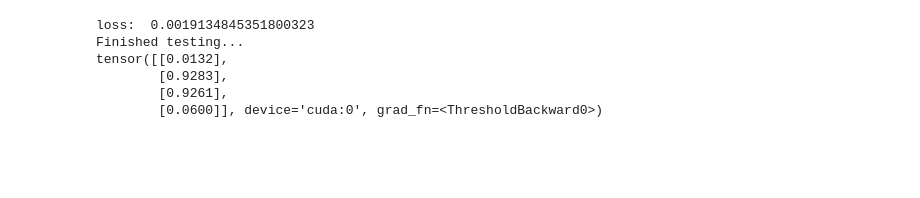
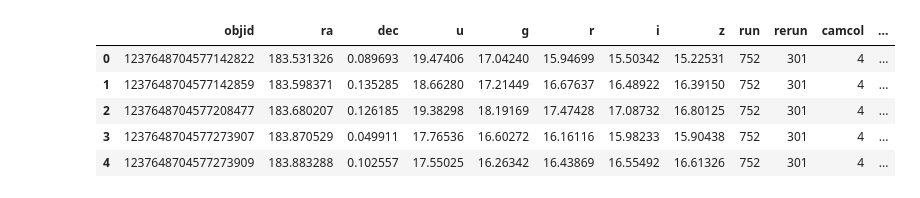
Before and after one commit to quintonweenink/nn-sloan-digital-sky-survey-classification, a Jupyter notebook: nn.ipynb, the cells around one changed output. Cells and saved outputs as stored; diff of their text form; code cells hidden in the pictures; blank space fills up the shorter version.

```diff
--- a/nn.ipynb
+++ b/nn.ipynb
@@ -66,27 +1,12 @@ tensor([[0.0132],
-# %%
-net.eval()
-
-
-testingdataX = [[[0.01, 0.01], [0.01, 0.90], [0.90, 0.01], [0.95, 0.95]], [[0.02, 0.03], [0.04, 0.95], [0.97, 0.02], [0.96, 0.95]]]
-ttestingdataY = [[[0.01], [0.90], [0.90], [0.01]], [[0.04], [0.97], [0.98], [0.1]]]
-
-running_loss = 0.0
-for i, data in enumerate(trainingdataX, 0):
-    inputs = data
-    labels = trainingdataY[i]
-    inputs = Variable(torch.FloatTensor(inputs)).cuda()
-    labels = Variable(torch.FloatTensor(labels)).cuda()
-    outputs = net(inputs)
-    loss = criterion(outputs, labels)
-    running_loss += loss.item()
-print("loss: ", running_loss)
-
-print("Finished testing...")
-print(net(Variable(torch.FloatTensor(trainingdataX[0])).cuda()))
-# %% [output]
-loss:  0.0019134845351800323
-Finished testing...
-tensor([[0.0132],
-        [0.9283],
-        [0.9261],
-        [0.0600]], device='cuda:0', grad_fn=<ThresholdBackward0>)
+# %%
+import pandas as pd
+
+sdss_df = pd.read_csv('./data/Skyserver_SQL2_27_2018 6_51_39 PM.csv', skiprows=1)
+sdss_df.head()
+# %% [output]
+|  | objid | ra | dec | u | g | r | i | z | run | rerun | camcol | ... |
+| 0 | 1237648704577142822 | 183.531326 | 0.089693 | 19.47406 | 17.04240 | 15.94699 | 15.50342 | 15.22531 | 752 | 301 | 4 | ... |
+| 1 | 1237648704577142859 | 183.598371 | 0.135285 | 18.66280 | 17.21449 | 16.67637 | 16.48922 | 16.39150 | 752 | 301 | 4 | ... |
+| 2 | 1237648704577208477 | 183.680207 | 0.126185 | 19.38298 | 18.19169 | 17.47428 | 17.08732 | 16.80125 | 752 | 301 | 4 | ... |
+| 3 | 1237648704577273907 | 183.870529 | 0.049911 | 17.76536 | 16.60272 | 16.16116 | 15.98233 | 15.90438 | 752 | 301 | 4 | ... |
+| 4 | 1237648704577273909 | 183.883288 | 0.102557 | 17.55025 | 16.26342 | 16.43869 | 16.55492 | 16.61326 | 752 | 301 | 4 | ... |
```
Also changed, not shown: parts of 18 cells of this notebook, 17 other files.
